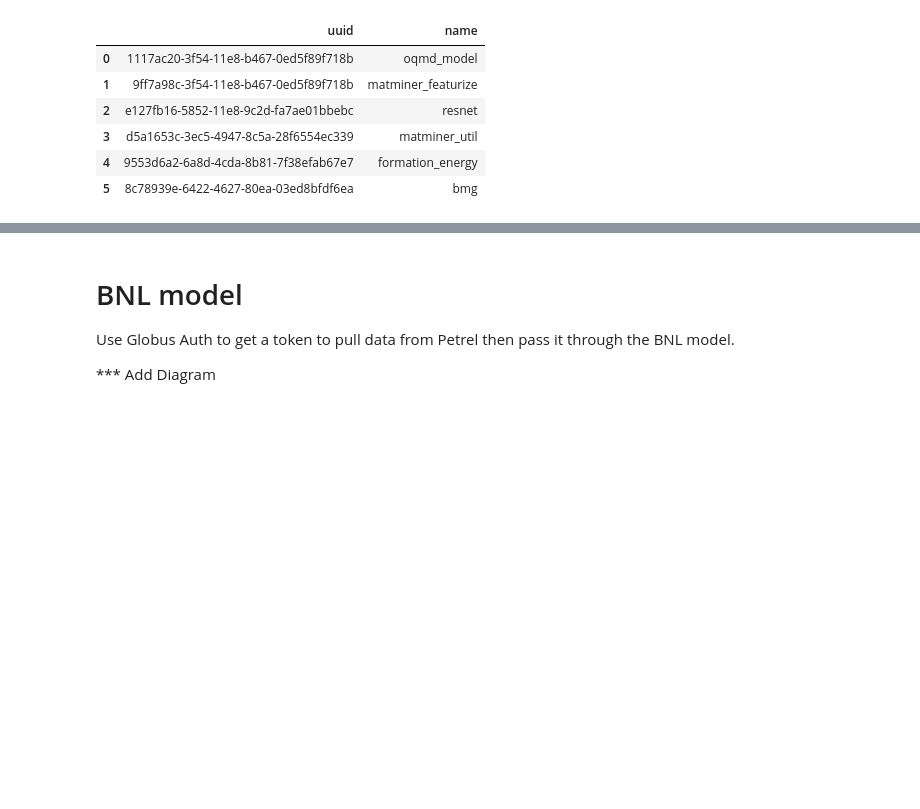
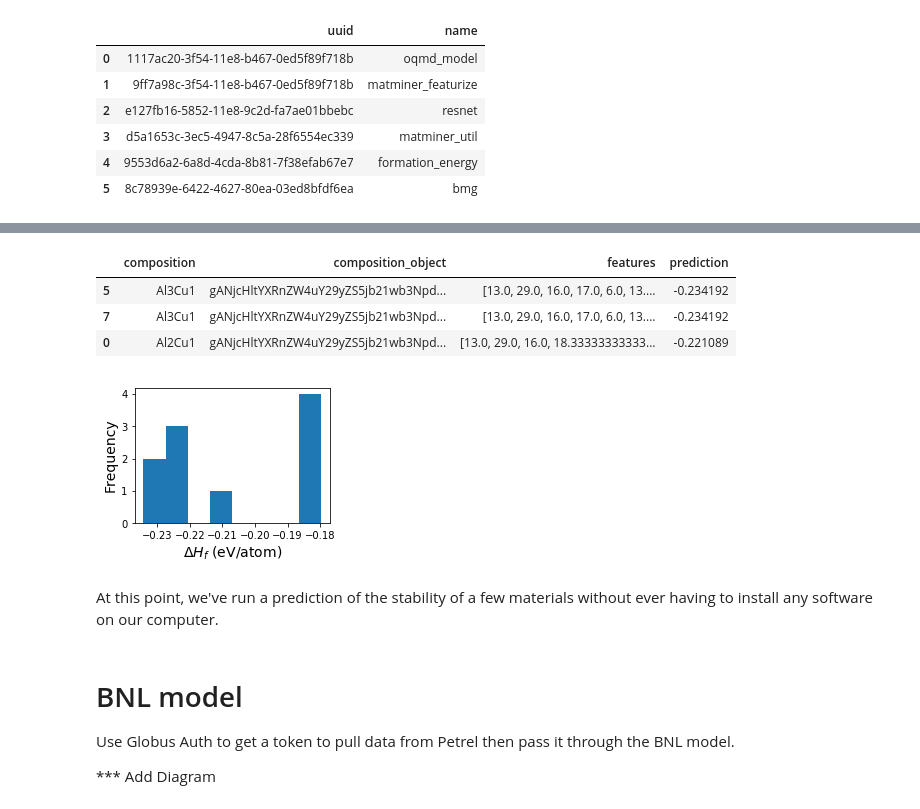
Before and after one commit to DLHub-Argonne/dlhub_containers, a Jupyter notebook: examples/dlhub-demo.ipynb, the cells around one changed output, grey strips where cells are left out. Cells and saved outputs as stored; diff of their text form; code cells hidden in the pictures; blank space fills up the shorter version.

```diff
--- a/examples/dlhub-demo.ipynb
+++ b/examples/dlhub-demo.ipynb
@@ -139,3 +161,23 @@ df.head()
+# %%
+df.sort_values('prediction', ascending=True).head(3)
+# %% [output]
+|  | composition | composition_object | features | prediction |
+| 5 | Al3Cu1 | gANjcHltYXRnZW4uY29yZS5jb21wb3Npd... | [13.0, 29.0, 16.0, 17.0, 6.0, 13.... | -0.234192 |
+| 7 | Al3Cu1 | gANjcHltYXRnZW4uY29yZS5jb21wb3Npd... | [13.0, 29.0, 16.0, 17.0, 6.0, 13.... | -0.234192 |
+| 0 | Al2Cu1 | gANjcHltYXRnZW4uY29yZS5jb21wb3Npd... | [13.0, 29.0, 16.0, 18.33333333333... | -0.221089 |
+# %%
+fig, ax = plt.subplots()
+
+ax.hist(df['prediction'], bins=8)
+
+ax.set_xlabel('$\Delta H_f$ (eV/atom)', fontsize=14)
+ax.set_ylabel('Frequency', fontsize=14)
+
+fig.set_size_inches(3.5, 2.5)
+# %% [output]
+[figure, added]
+# %% [markdown]
+At this point, we've run a prediction of the stability of a few materials without ever having to install any software on our computer.
 # %% [markdown]
 # BNL model
 
```
Also changed, not shown: parts of 40 cells of this notebook, 1 other file.
